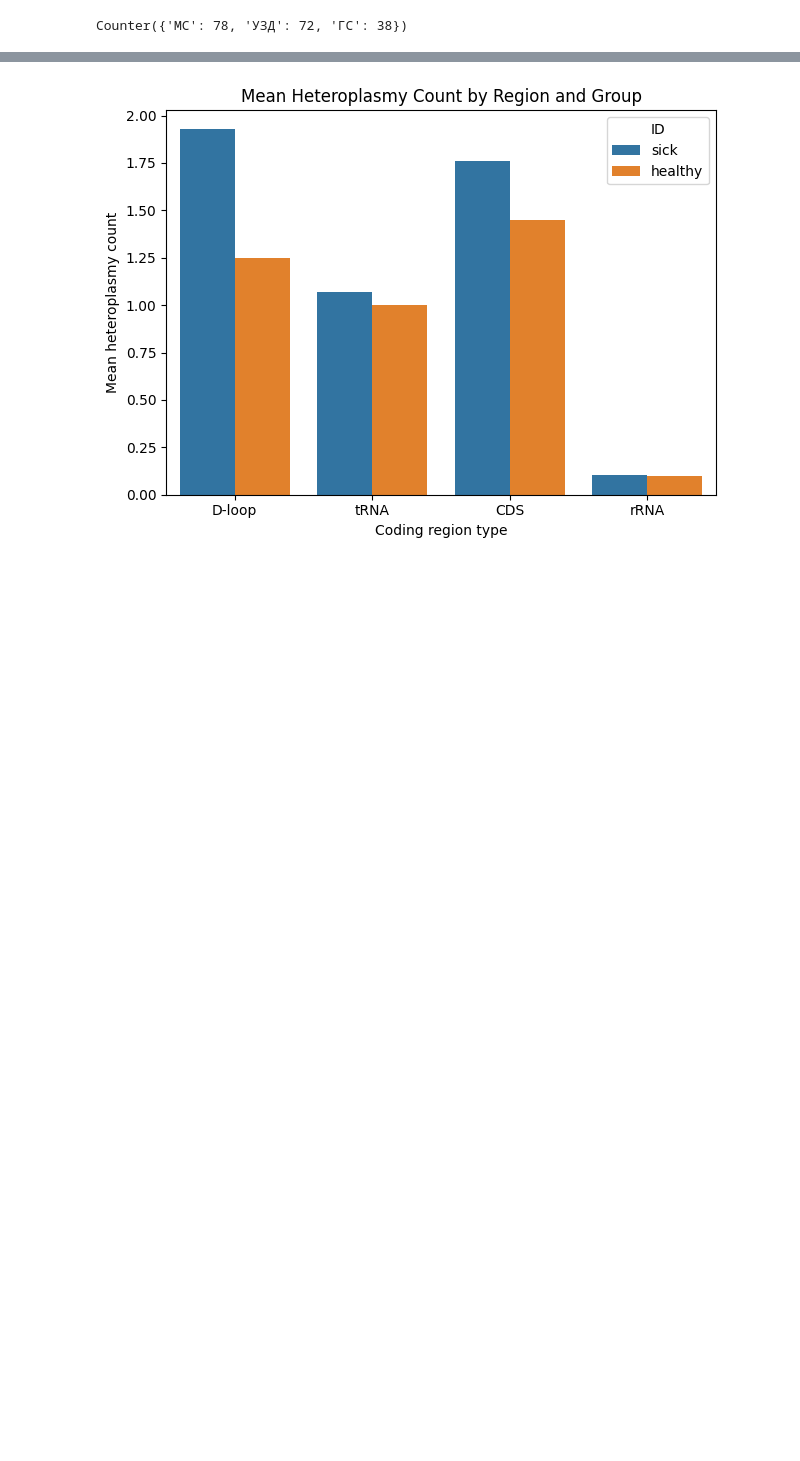
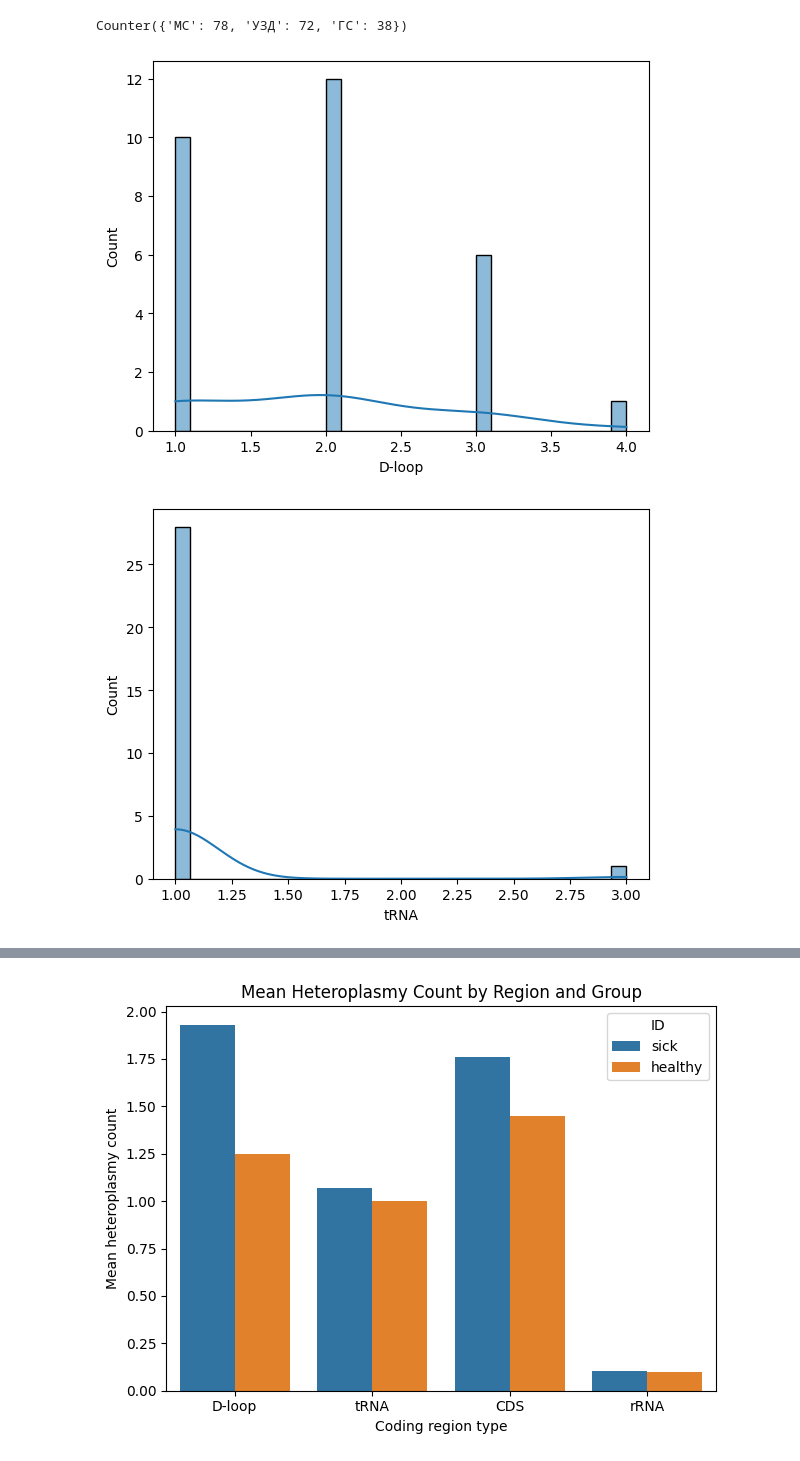
Before and after one commit to blackturtle71/obesityxmutations, a Jupyter notebook: scripts/div_calc.ipynb, the cells around one changed output, grey strips where cells are left out. Cells and saved outputs as stored; diff of their text form; code cells hidden in the pictures; blank space fills up the shorter version.

Commit message:
get stats on mean het count

```diff
--- a/scripts/div_calc.ipynb
+++ b/scripts/div_calc.ipynb
@@ -134,3 +136,10 @@ healthy_het_count = het_count[het_count['status'] == 'healthy'].drop(columns=['s
 het_count = het_count.drop(columns=['status']).reset_index().rename(columns={"index": "ID"})
 # %% [output]
 Counter({'МС': 78, 'УЗД': 72, 'ГС': 38})
+# %%
+for data in sick_het_count.drop(columns=['ID']).columns:
+    sns.histplot(data=sick_het_count, x=data, kde=True, bins=30)
+    plt.show()
+# %% [output]
+[figure, added]
+[figure, added]
```
Also changed, not shown: parts of 5 cells of this notebook.
